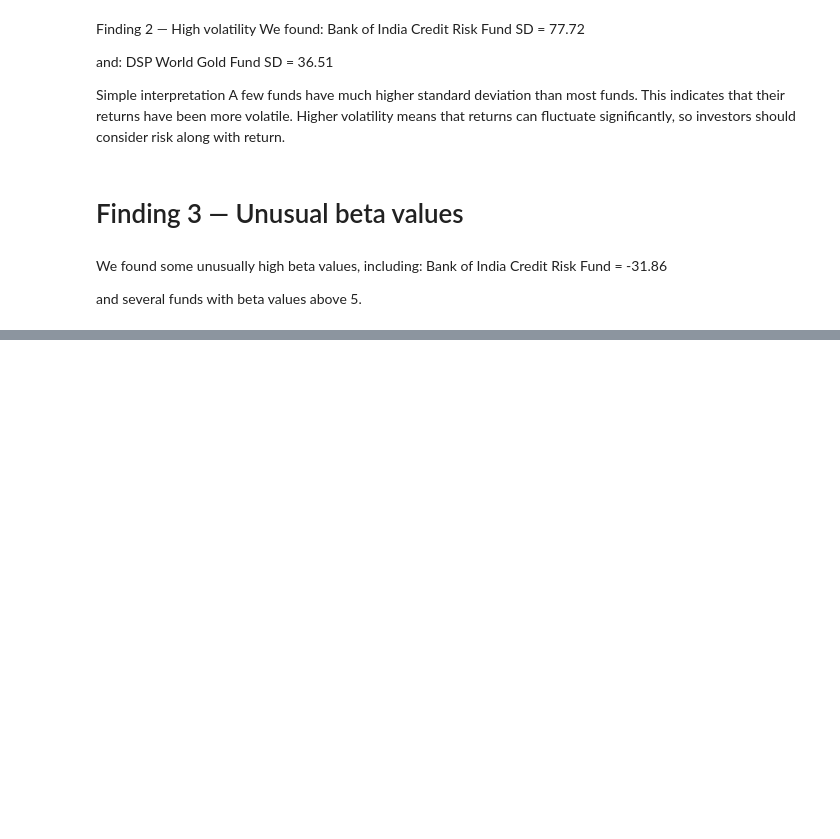
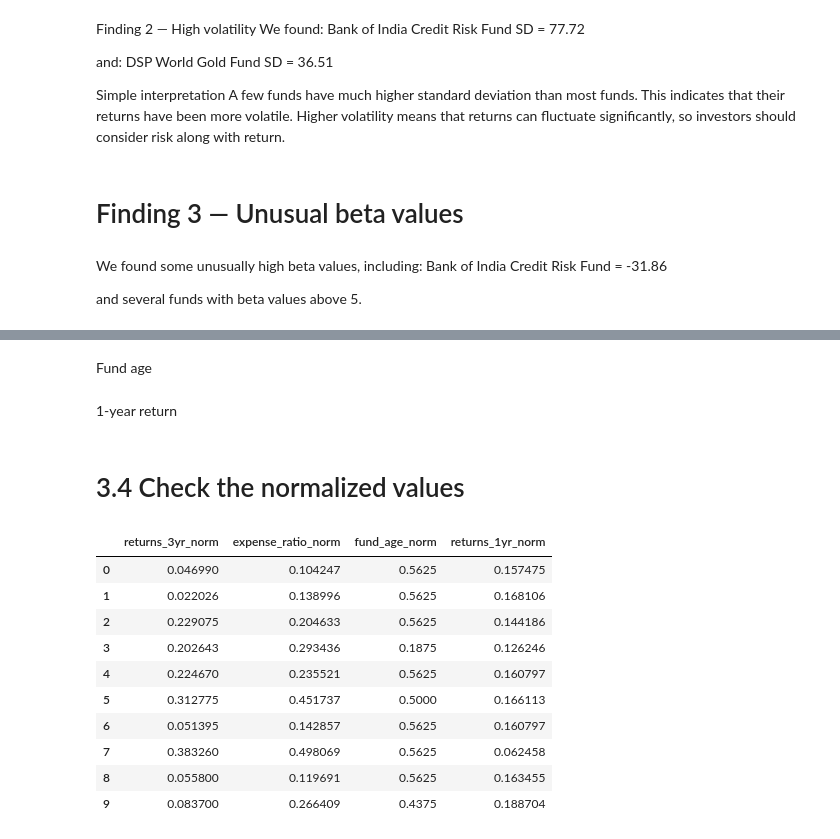
Before and after one commit to shakti-mankar/Data_Analyst_internship_projects, a Jupyter notebook: First_Project/Stage_1_Data_cleaning/Mutual_Fund_Analysis_Stage_0_1.ipynb, the cells around one changed output, grey strips where cells are left out. Cells and saved outputs as stored; diff of their text form; code cells hidden in the pictures; blank space fills up the shorter version.

```diff
--- a/First_Project/Stage_1_Data_cleaning/Mutual_Fund_Analysis_Stage_0_1.ipynb
+++ b/First_Project/Stage_1_Data_cleaning/Mutual_Fund_Analysis_Stage_0_1.ipynb
@@ -805,0 +886,8 @@ and several funds with beta values above 5.
+# %%
+mask = df['returns_3yr'].notna()
+
+df.loc[mask, 'returns_3yr_norm'] = (
+    MinMaxScaler().fit_transform(
+        df.loc[mask, ['returns_3yr']]
+    ).flatten()
+)
@@ -805,0 +896,51 @@ and several funds with beta values above 5.
+# %%
+mask = df['expense_ratio'].notna()
+
+df.loc[mask, 'expense_ratio_norm'] = (
+    MinMaxScaler().fit_transform(
+        df.loc[mask, ['expense_ratio']]
+    ).flatten()
+)
+# %% [markdown]
+Fund age
+# %%
+mask = df['fund_age_yr'].notna()
+
+df.loc[mask, 'fund_age_norm'] = (
+    MinMaxScaler().fit_transform(
+        df.loc[mask, ['fund_age_yr']]
+    ).flatten()
+)
+# %% [markdown]
+1-year return
+# %%
+mask = df['returns_1yr'].notna()
+
+df.loc[mask, 'returns_1yr_norm'] = (
+    MinMaxScaler().fit_transform(
+        df.loc[mask, ['returns_1yr']]
+    ).flatten()
+)
+# %% [markdown]
+# 3.4 Check the normalized values
+# %%
+normalized_cols = [
+    'returns_3yr_norm',
+    'expense_ratio_norm',
+    'fund_age_norm',
+    'returns_1yr_norm'
+]
+
+df[normalized_cols].head(10)
+# %% [output]
+|  | returns_3yr_norm | expense_ratio_norm | fund_age_norm | returns_1yr_norm |
+| 0 | 0.046990 | 0.104247 | 0.5625 | 0.157475 |
+| 1 | 0.022026 | 0.138996 | 0.5625 | 0.168106 |
+| 2 | 0.229075 | 0.204633 | 0.5625 | 0.144186 |
+| 3 | 0.202643 | 0.293436 | 0.1875 | 0.126246 |
+| 4 | 0.224670 | 0.235521 | 0.5625 | 0.160797 |
+| 5 | 0.312775 | 0.451737 | 0.5000 | 0.166113 |
+| 6 | 0.051395 | 0.142857 | 0.5625 | 0.160797 |
+| 7 | 0.383260 | 0.498069 | 0.5625 | 0.062458 |
+| 8 | 0.055800 | 0.119691 | 0.5625 | 0.163455 |
+| 9 | 0.083700 | 0.266409 | 0.4375 | 0.188704 |
```
Also changed, not shown: parts of 19 cells of this notebook, 1 other file.
